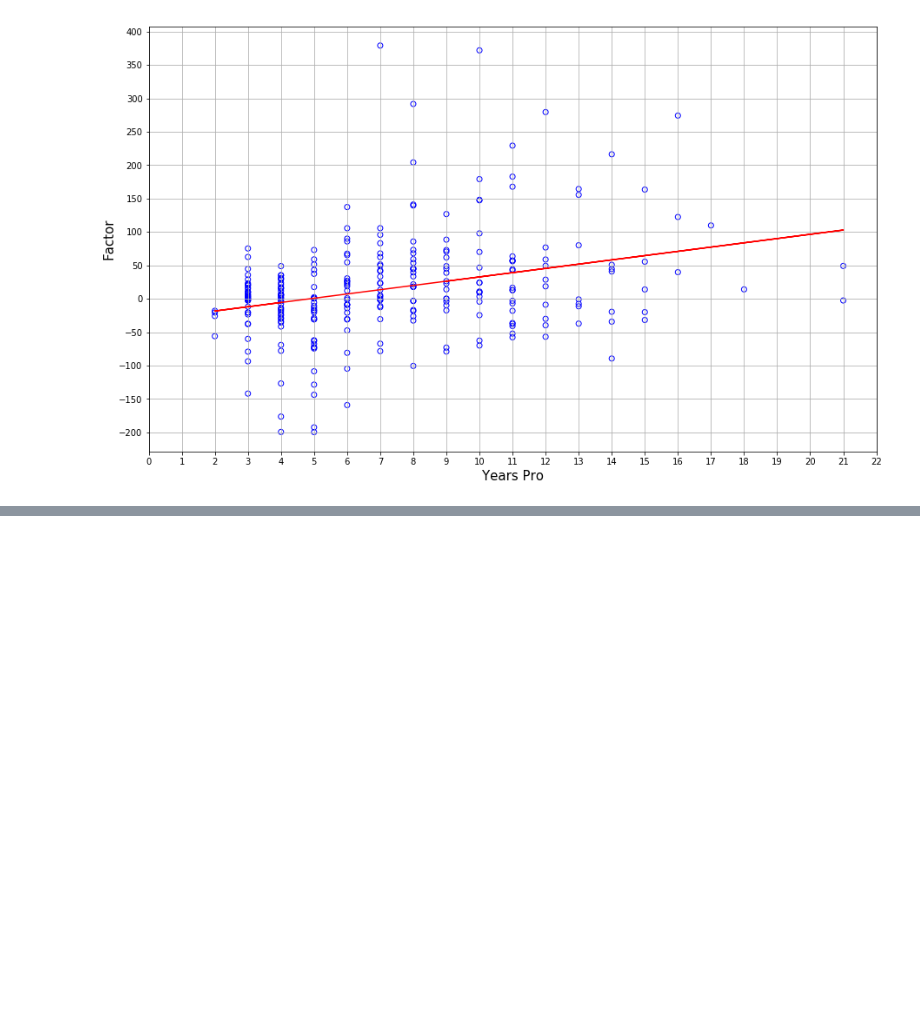
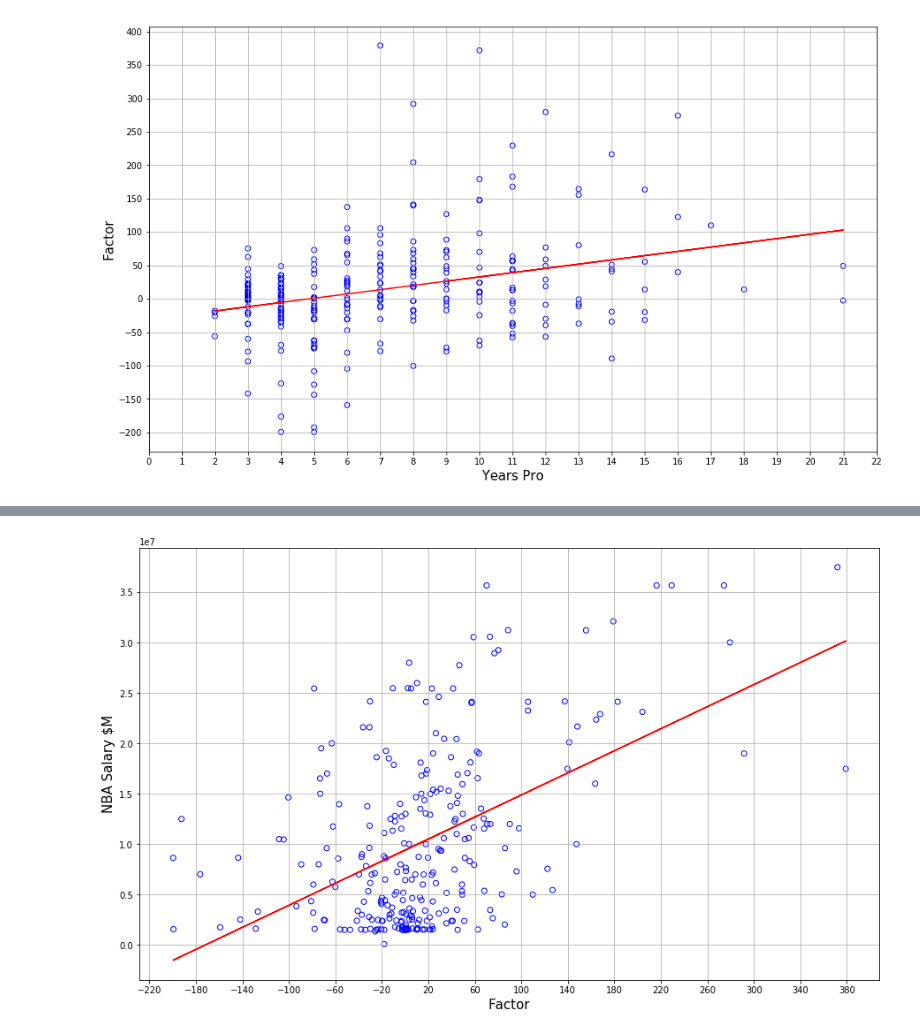
Before and after one commit to Fernandarangel23/Project-1---The-Jordans, a Jupyter notebook: NBA_Analysis.ipynb, the cells around one changed output, grey strips where cells are left out. Saved outputs shown, nothing was run; the diff lists cells and outputs as text; code cells hidden in the pictures; blank space fills up the shorter version.

```diff
--- a/NBA_Analysis.ipynb
+++ b/NBA_Analysis.ipynb
@@ -250,0 +253,23 @@ plt.show()
+# %%
+x = df["Factor"]
+y = df["NBA Salary"]
+
+x_axis = np.arange(-220, 420, 40)
+y_axis = np.arange(0, 40000000, 5000000)
+
+plt.scatter(x, y, facecolors = "none", edgecolors = "blue")
+
+z = np.polyfit(x, y, 1)
+p = np.poly1d(z)
+plt.plot(x,p(x),"r-")
+
+fig5 = plt.gcf()
+fig5.set_size_inches(15, 9)
+plt.xticks(x_axis)
+plt.yticks(y_axis)
+plt.xlabel("Factor", fontsize = 15)
+plt.ylabel("NBA Salary $M", fontsize = 15)
+plt.grid()
+plt.show()
+# %% [output]
+[figure, added]
```
Also changed, not shown: parts of 3 cells of this notebook.
